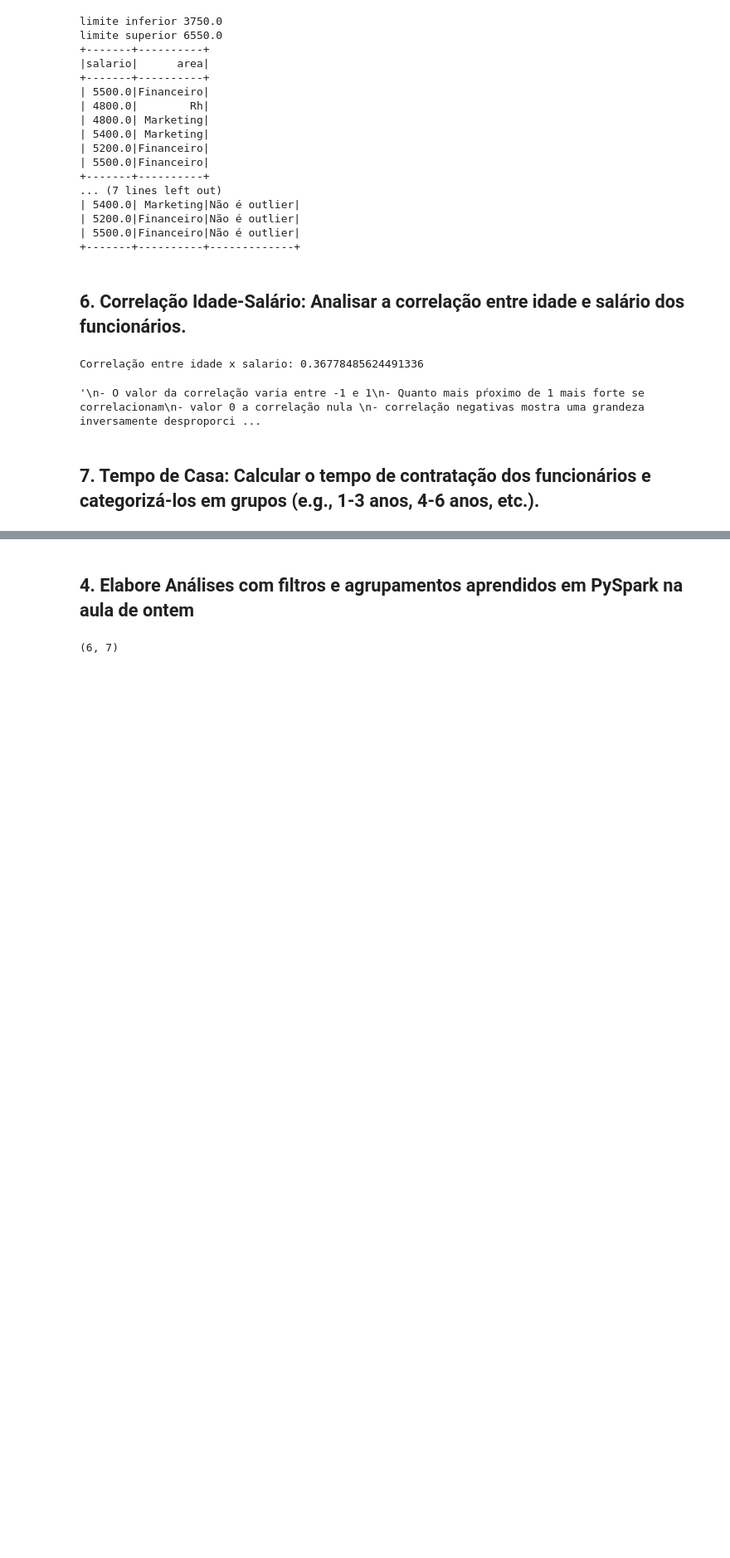
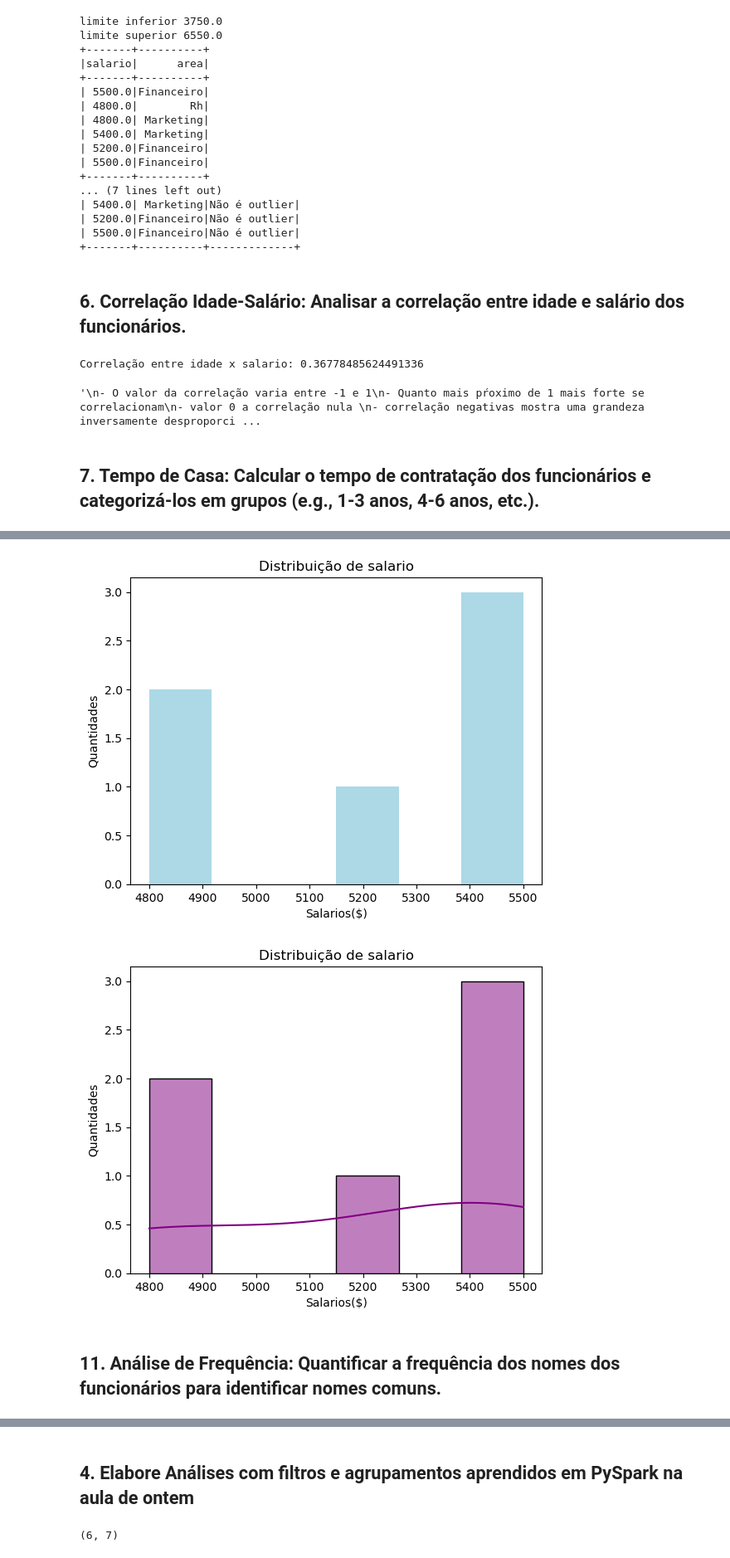
Before and after one commit to jonathasrc/soulcode, a Jupyter notebook: atividades/Atividade_04_PySpark.ipynb, the cells around one changed output, grey strips where cells are left out. Shown at 83% size. Drawn from its saved outputs; the diff is of its cells as text; code cells hidden in the pictures; blank space fills up the shorter version.

```diff
--- a/atividades/Atividade_04_PySpark.ipynb
+++ b/atividades/Atividade_04_PySpark.ipynb
@@ -92,6 +93,12 @@ df = spark.read.csv(dir_dataset + dataset, header=True, inferSchema=True)
 df = clean_column_names(df)
 df = df.withColumn('salario', regexp_replace(col('salario'),"R\\$","" ))\
     .withColumn('salario',col('salario').cast(DoubleType()))
+df = df.withColumn('data_de_contratacao',
+                                coalesce(to_date(col('data_de_contratacao'), 'dd/MM/yyyy'),
+                                         to_date(col('data_de_contratacao'), 'dd-MM-yyyy'),
+                                         to_date(col('data_de_contratacao'), 'yyyy/MM/dd'),
+                                         to_date(col('data_de_contratacao'), 'dd.MM.yyyy')))
+
 df.printSchema()
 # %% [output]
 root
@@ -343,0 +504,25 @@ df.show()
+# %%
+import matplotlib.pyplot as plt
+import seaborn as sns
+#matplotlib
+df_salary = df.select('salario').toPandas()
+ax1 = df_salary['salario'].plot(kind='hist', bins=6, facecolor='lightblue')
+ax1.set_title('Distribuição de salario')
+ax1.set_xlabel('Salarios($)')
+ax1.set_ylabel('Quantidades')
+plt.suptitle('')
+plt.show()
+
+
+
+#seaborn
+ax2 = sns.histplot(df_salary['salario'], bins=6, kde=True, color='purple')
+ax2.set_title('Distribuição de salario')
+ax2.set_xlabel('Salarios($)')
+ax2.set_ylabel('Quantidades')
+plt.show()
+# %% [output]
+[figure, added]
+[figure, added]
+# %% [markdown]
+## 11. Análise de Frequência: Quantificar a frequência dos nomes dos funcionários para identificar nomes comuns.
```
Also changed, not shown: parts of 27 cells of this notebook.
